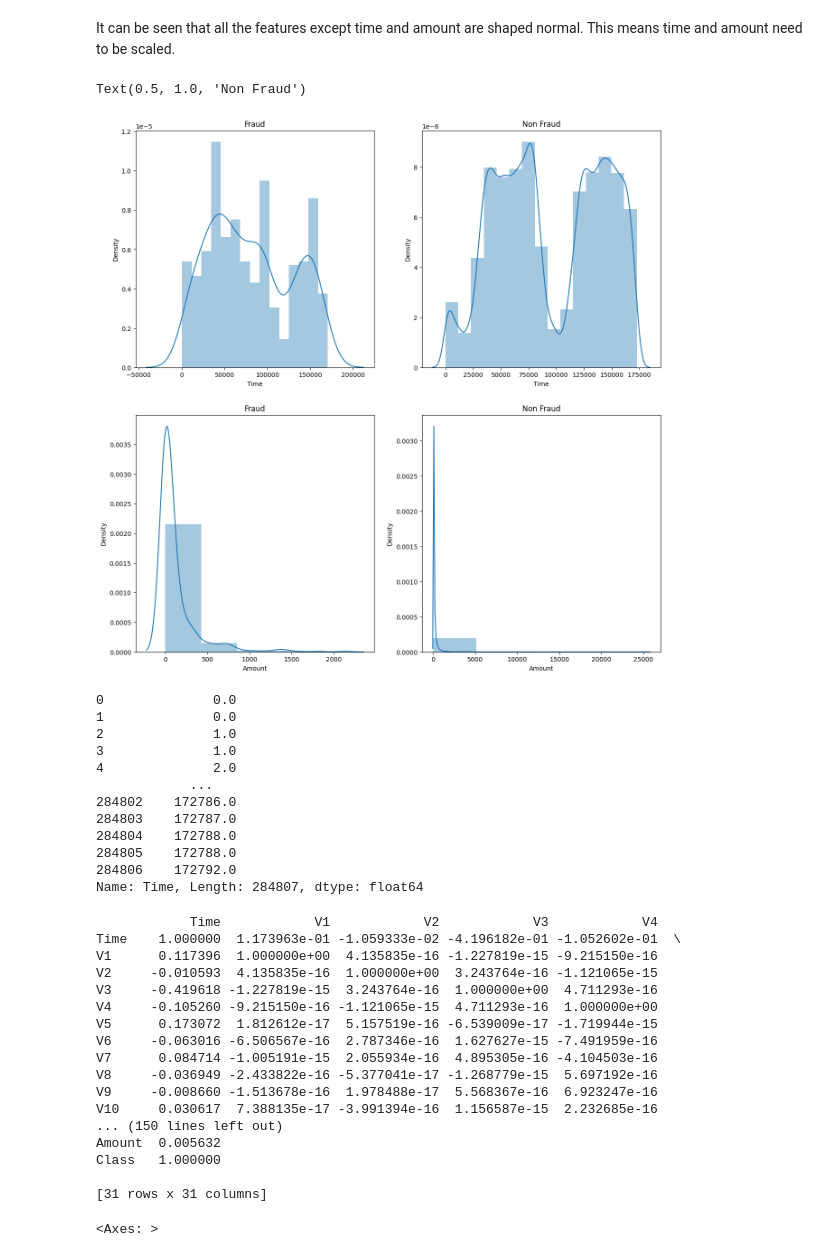
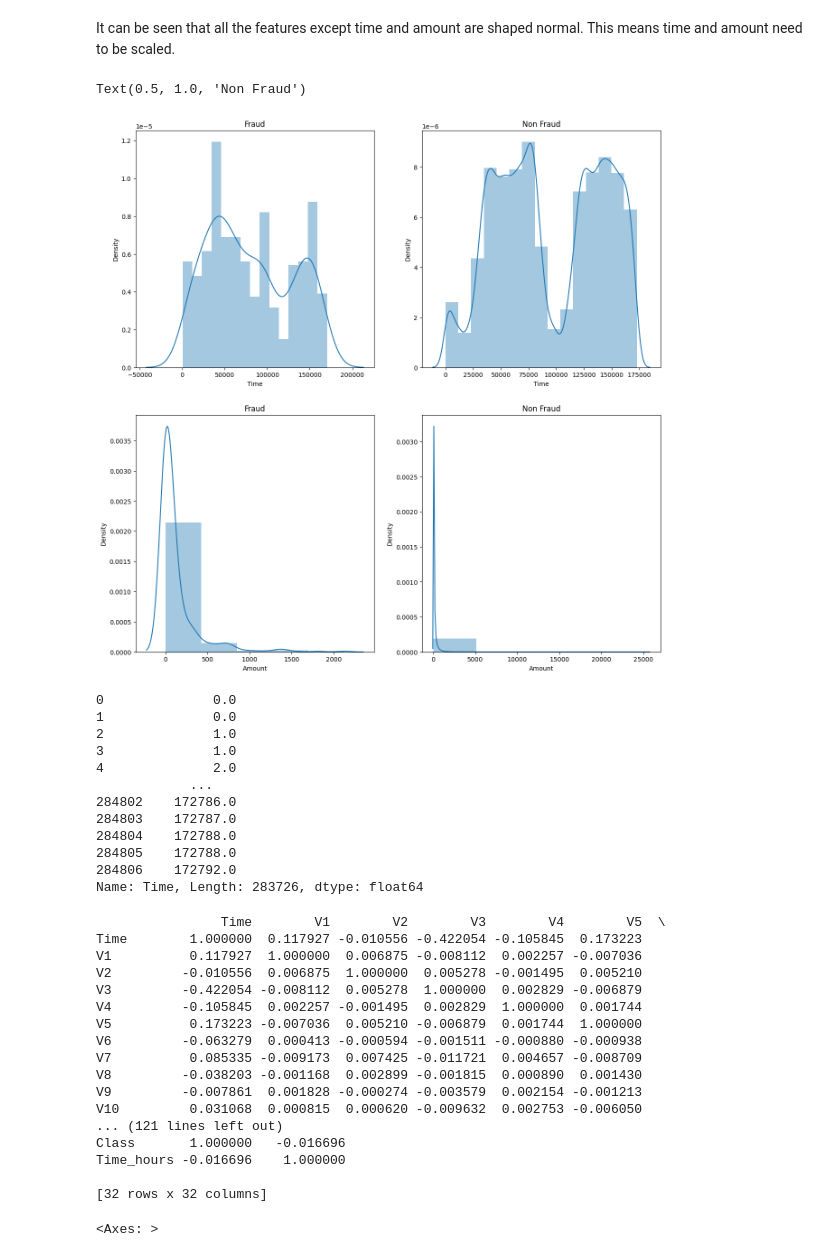
Before and after one commit to sweeksss/CreditCardFraudDetection, a Jupyter notebook: fraud_detection_model_isolationforest.ipynb, the cells around one changed output. Cells and saved outputs as stored; diff of their text form; code cells hidden in the pictures.

```diff
--- a/fraud_detection_model_isolationforest.ipynb
+++ b/fraud_detection_model_isolationforest.ipynb
@@ -13,7 +13,7 @@ warnings.simplefilter(action='ignore')
 Taking a look at the data
 # %%
 # Reading the dataset and converting it into a dataframe
-df = pd.read_csv(r'C:\Users\cragh\Desktop\CapstoneProject\CreditCardFraudDetection-1\creditcard.csv')
+df = pd.read_csv(r'C:\Users\cragh\Desktop\CapstoneProject\CreditCardFraudDetection-2\creditcard.csv')
 # %%
 # Taking a look at the first 5 rows of the dataset
 df.head()
@@ -98,0 +100,7 @@ df_duplicated
+# %%
+
+# Remove duplicate rows but keep the first occurrence of each duplicate
+df_unique = df.drop_duplicates(keep='first')
+# To check the effect:
+print("Original row count:", len(df))
+print("Row count after removing duplicates:", len(df_unique))
@@ -119,11 +130,11 @@ max      172792.000000
 Name: Time, dtype: float64
 # %%
 #Count of non fraudulant transaction over hours
-df['Time_hours'] = df['Time'] / 3600  # Convert time to hours for easier analysis
-df['Time_hours'] = df['Time_hours'] % 24  # Convert to hours in a day
+df_unique['Time_hours'] = df_unique['Time'] / 3600  # Convert time to hours for easier analysis
+df_unique['Time_hours'] = df_unique['Time_hours'] % 24  # Convert to hours in a day
 
 plt.figure(figsize=(12, 4), dpi=80)
-sns.histplot(data=df, x='Time_hours', bins=48, kde=True, element='step')
+sns.histplot(data=df_unique, x='Time_hours', bins=48, kde=True, element='step')
 plt.title('Distribution of Transactions by Hour of Day(Non-Fraudulant)')
 plt.xlabel('Hour of Day')
 plt.ylabel('Count')
@@ -171,21 +183,21 @@ array([[<Axes: title={'center': 'Time'}>, <Axes: title={'center': 'V1'}>,
 It can be seen that all the features except time and amount are shaped normal. This means time and amount need to be scaled.
 # %%
 fig, ((ax1, ax2), (ax3, ax4)) = plt.subplots(2, 2, figsize=(15,15))
-sns.distplot(df['Time'][df['Class'] == 1], bins=15, ax=ax1)
-sns.distplot(df['Time'][df['Class'] == 0], bins=15, ax=ax2)
+sns.distplot(df_unique['Time'][df_unique['Class'] == 1], bins=15, ax=ax1)
+sns.distplot(df_unique['Time'][df_unique['Class'] == 0], bins=15, ax=ax2)
 
-sns.distplot(df['Amount'][df['Class'] == 1], bins=5, ax=ax3)
-sns.distplot(df['Amount'][df['Class'] == 0], bins=5, ax=ax4)
+sns.distplot(df_unique['Amount'][df_unique['Class'] == 1], bins=5, ax=ax3)
+sns.distplot(df_unique['Amount'][df_unique['Class'] == 0], bins=5, ax=ax4)
 
 ax1.set_title('Fraud')
 ax2.set_title('Non Fraud')
 ax3.set_title('Fraud')
 ax4.set_title('Non Fraud')
 # %% [output]
 Text(0.5, 1.0, 'Non Fraud')
-[figure, old version]
+[figure, new version]
 # %%
-df['Time']
+df_unique['Time']
 # %% [output]
 0              0.0
 1              0.0
@@ -198,30 +210,30 @@ df['Time']
 284804    172788.0
 284805    172788.0
 284806    172792.0
-Name: Time, Length: 284807, dtype: float64
+Name: Time, Length: 283726, dtype: float64
 # %%
-correlation_matrix = df.corr()
+correlation_matrix = df_unique.corr()
 
 # Print the correlation matrix
 print(correlation_matrix)
 # %% [output]
-            Time            V1            V2            V3            V4
-Time    1.000000  1.173963e-01 -1.059333e-02 -4.196182e-01 -1.052602e-01  \
-V1      0.117396  1.000000e+00  4.135835e-16 -1.227819e-15 -9.215150e-16
-V2     -0.010593  4.135835e-16  1.000000e+00  3.243764e-16 -1.121065e-15
-V3     -0.419618 -1.227819e-15  3.243764e-16  1.000000e+00  4.711293e-16
-V4     -0.105260 -9.215150e-16 -1.121065e-15  4.711293e-16  1.000000e+00
-V5      0.173072  1.812612e-17  5.157519e-16 -6.539009e-17 -1.719944e-15
-V6     -0.063016 -6.506567e-16  2.787346e-16  1.627627e-15 -7.491959e-16
-V7      0.084714 -1.005191e-15  2.055934e-16  4.895305e-16 -4.104503e-16
-V8     -0.036949 -2.433822e-16 -5.377041e-17 -1.268779e-15  5.697192e-16
-V9     -0.008660 -1.513678e-16  1.978488e-17  5.568367e-16  6.923247e-16
-V10     0.030617  7.388135e-17 -3.991394e-16  1.156587e-15  2.232685e-16
-... (150 lines left out)
-Amount  0.005632
-Class   1.000000
+                Time        V1        V2        V3        V4        V5  \
+Time        1.000000  0.117927 -0.010556 -0.422054 -0.105845  0.173223
+V1          0.117927  1.000000  0.006875 -0.008112  0.002257 -0.007036
+V2         -0.010556  0.006875  1.000000  0.005278 -0.001495  0.005210
+V3         -0.422054 -0.008112  0.005278  1.000000  0.002829 -0.006879
+V4         -0.105845  0.002257 -0.001495  0.002829  1.000000  0.001744
+V5          0.173223 -0.007036  0.005210 -0.006879  0.001744  1.000000
+V6         -0.063279  0.000413 -0.000594 -0.001511 -0.000880 -0.000938
+V7          0.085335 -0.009173  0.007425 -0.011721  0.004657 -0.008709
+V8         -0.038203 -0.001168  0.002899 -0.001815  0.000890  0.001430
+V9         -0.007861  0.001828 -0.000274 -0.003579  0.002154 -0.001213
+V10         0.031068  0.000815  0.000620 -0.009632  0.002753 -0.006050
+... (121 lines left out)
+Class       1.000000   -0.016696
+Time_hours -0.016696    1.000000
 
-[31 rows x 31 columns]
+[32 rows x 32 columns]
 # %%
 
 # Assuming your correlation matrix is stored in 'correlation_matrix'
```
Also changed, not shown: parts of 12 cells of this notebook.
